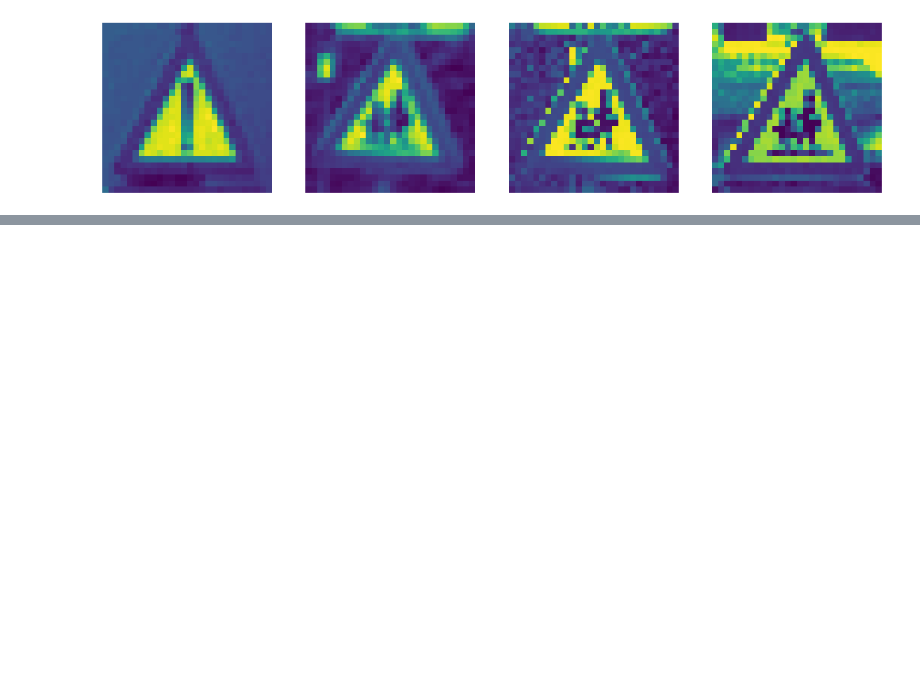
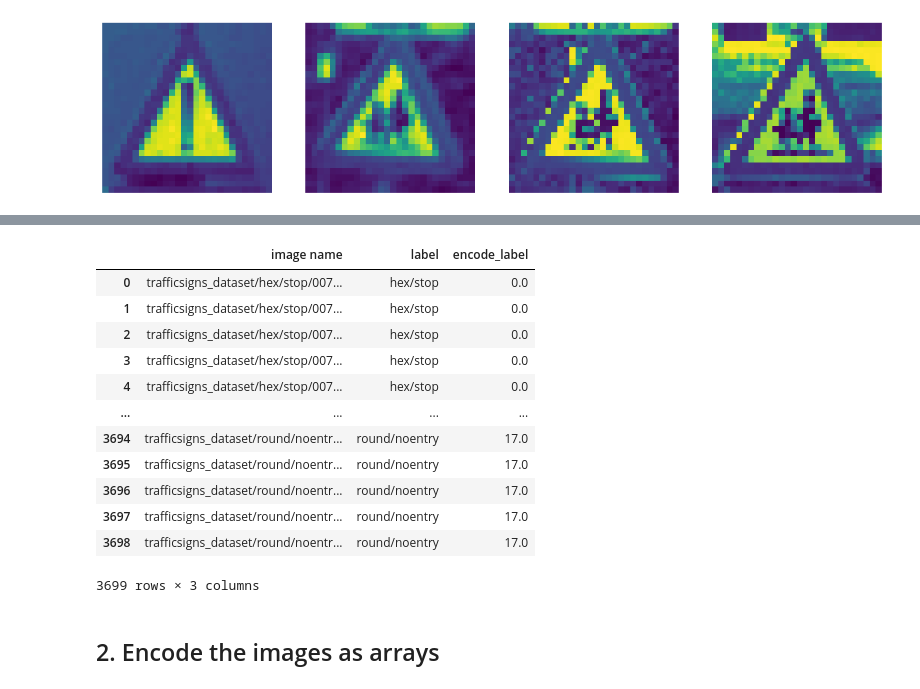
Before and after one commit to Faith927/BelgiumTS-Classification, a Jupyter notebook: A2_TrafficSigns.ipynb, the cells around one changed output, grey strips where cells are left out. Saved outputs shown, nothing was run; the diff lists cells and outputs as text; code cells hidden in the pictures; blank space fills up the shorter version.

```diff
--- a/A2_TrafficSigns.ipynb
+++ b/A2_TrafficSigns.ipynb
@@ -207,0 +243,18 @@ for i in range(len(df)):
+# %%
+df
+# %% [output]
+|  | image name | label | encode_label |
+| 0 | trafficsigns_dataset/hex/stop/007... | hex/stop | 0.0 |
+| 1 | trafficsigns_dataset/hex/stop/007... | hex/stop | 0.0 |
+| 2 | trafficsigns_dataset/hex/stop/007... | hex/stop | 0.0 |
+| 3 | trafficsigns_dataset/hex/stop/007... | hex/stop | 0.0 |
+| 4 | trafficsigns_dataset/hex/stop/007... | hex/stop | 0.0 |
+| ... | ... | ... | ... |
+| 3694 | trafficsigns_dataset/round/noentr... | round/noentry | 17.0 |
+| 3695 | trafficsigns_dataset/round/noentr... | round/noentry | 17.0 |
+| 3696 | trafficsigns_dataset/round/noentr... | round/noentry | 17.0 |
+| 3697 | trafficsigns_dataset/round/noentr... | round/noentry | 17.0 |
+| 3698 | trafficsigns_dataset/round/noentr... | round/noentry | 17.0 |
+3699 rows × 3 columns
+# %% [markdown]
+## 2. Encode the images as arrays
```
Also changed, not shown: parts of 13 cells of this notebook.
